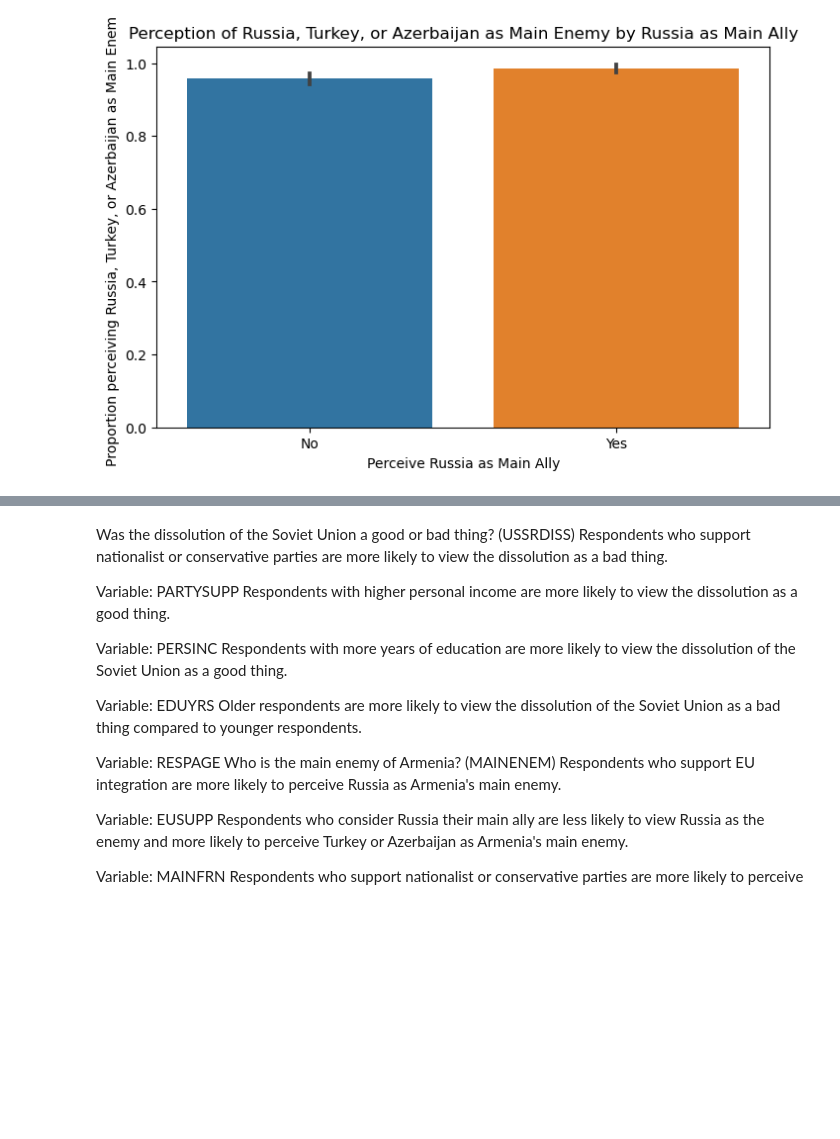
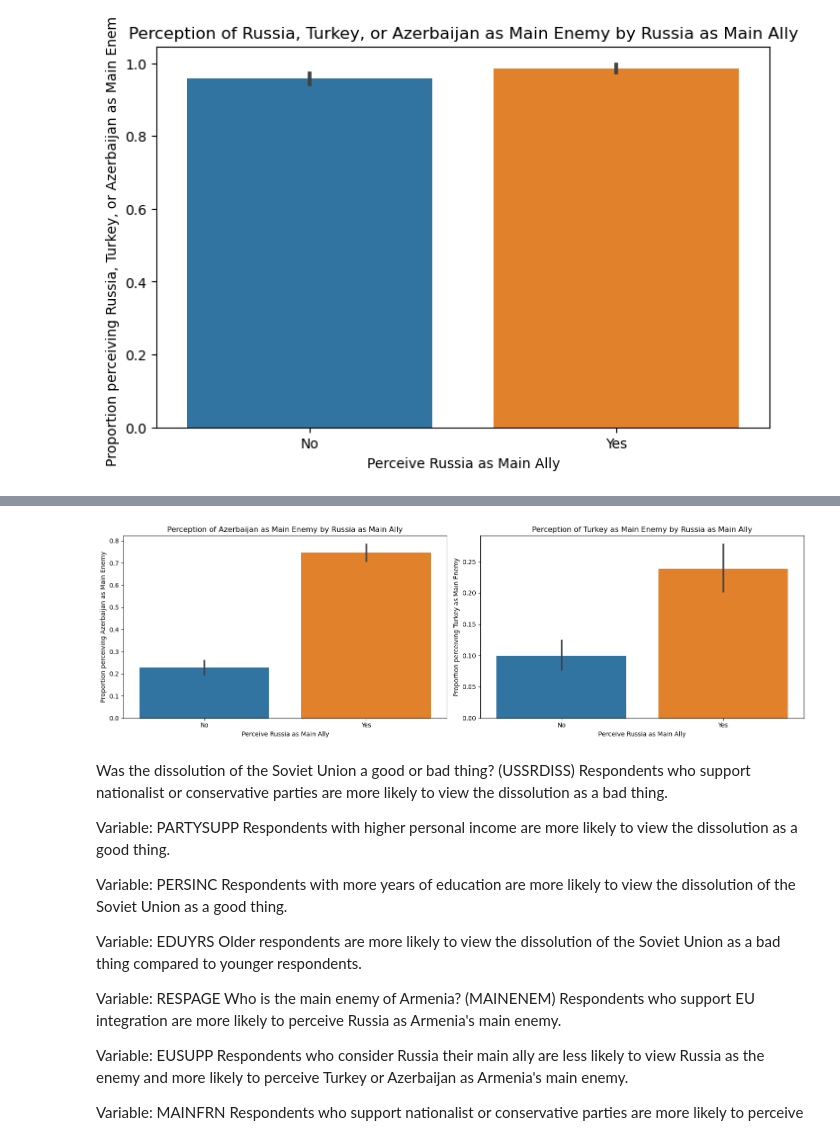
Before and after one commit to endrudaud/PYTHONDATAIES_ArmeniaDataAnalytics, a Jupyter notebook: hyphotesis copy.ipynb, the cells around one changed output, grey strips where cells are left out. Saved outputs shown, nothing was run; the diff lists cells and outputs as text; code cells hidden in the pictures; blank space fills up the shorter version.

Commit message:
split the turkiye and ajerbaizan on section 2

```diff
--- a/hyphotesis copy.ipynb
+++ b/hyphotesis copy.ipynb
@@ -748,3 +748,94 @@ const          3.0988      0.190     16.324      0.000       2.727       3.471
 MAINFRN        1.1353      0.425      2.669      0.008       0.301       1.969
 ==============================================================================
 [figure]
+# %%
+
+import pandas as pd
+import pyreadstat
+import numpy as np
+import seaborn as sns
+import statsmodels.api as sm
+import matplotlib.pyplot as plt
+
+# Load the dataset with metadata
+file_path = "./CAUCASUS BAROMETER/cb2019_CB_2019_Regional_25.06.2020.sav"
+df, meta = pyreadstat.read_sav(file_path, encoding='UTF-8', disable_datetime_conversion=True)
+
+# Mapping MAINENEM values to countries or groups
+mainenem_mapping = {
+    1.0: 'Abkhazia', 2.0: 'Afghanistan', 3.0: 'Arabia', 4.0: 'Argentina', 5.0: 'Armenia',
+    6.0: 'Australia', 7.0: 'Austria', 8.0: 'Azerbaijan', 9.0: 'Baltic countries',
+    10.0: 'Belgium', 11.0: 'Belarus', 12.0: 'Canada', 13.0: 'Cyprus', 14.0: 'Czech republic',
+    15.0: 'Denmark', 16.0: 'Eastern European Countries', 17.0: 'Egypt', 18.0: 'Estonia',
+    19.0: 'EU', 20.0: 'Finland', 21.0: 'France', 22.0: 'Great Britain', 23.0: 'Germany',
+    24.0: 'Greece', 25.0: 'Iceland', 26.0: 'India', 27.0: 'Iran', 28.0: 'Iraq', 29.0: 'Ireland',
+    30.0: 'Israel', 31.0: 'Italy', 32.0: 'Japan', 33.0: 'Kazakhstan', 34.0: 'Korea',
+    35.0: 'Kyrgyzstan', 36.0: 'Latvia', 37.0: 'Lithuania', 38.0: 'Luxembourg', 39.0: 'Many',
+    40.0: 'Mexico', 41.0: 'Moldova', 42.0: 'Muslim countries', 43.0: 'Neighbouring countries',
+    44.0: 'Netherlands', 45.0: 'Norway', 46.0: 'Ossetia', 47.0: 'Palestine', 48.0: 'Poland',
+    49.0: 'Portugal', 50.0: 'Romania', 51.0: 'Russia', 52.0: 'Slovakia', 53.0: 'Spain',
+    54.0: 'Sweden', 55.0: 'Switzerland', 56.0: 'Syria', 57.0: 'Turkey', 58.0: 'UAE',
+    59.0: 'Ukraine', 60.0: 'Uruguay', 61.0: 'USA', 62.0: 'Uzbekistan', 63.0: 'Venezuela',
+    64.0: 'China', 65.0: 'Nagorno-Karabakh', 66.0: 'Sweden', 67.0: 'Georgia', 81.0: 'Everybody',
+    82.0: 'Except Russia', 83.0: 'Foreigners', 84.0: 'Our country itself', 85.0: 'Globalism',
+    86.0: 'Local government'
+}
+
+# Filter out rows where any relevant variable is below 0 (indicating error or non-response)
+relevant_vars = ['MAINENEM', 'MAINFRN', 'PARTYSUPP', 'EDUYRS']
+df_filtered = df[(df[relevant_vars] >= 0).all(axis=1)].copy()
+
+# Map MAINENEM to specific countries or groups
+df_filtered['MAINENEM_mapped'] = df_filtered['MAINENEM'].map(mainenem_mapping)
+
+# Section II Analysis - Separate Analyses for Azerbaijan and Turkey
+
+# Analysis for Azerbaijan
+azerbaijan_bool = df_filtered['MAINENEM_mapped'] == 'Azerbaijan'
+russia_ally_bool = (df_filtered['MAINFRN'] == 51.0).astype(int)
+
+azerbaijan_ally_enemy = pd.crosstab(russia_ally_bool, azerbaijan_bool.astype(int), normalize='index')
+print("\nRussia as Main Ally vs. Perception of Azerbaijan as Main Enemy:")
+print(azerbaijan_ally_enemy)
+
+# Logistic regression for Azerbaijan as Main Enemy
+X_azerbaijan = sm.add_constant(russia_ally_bool)
+model_azerbaijan = sm.Logit(azerbaijan_bool.astype(int), X_azerbaijan).fit()
+print("\nLogistic Regression: Russia as Main Ally vs. Perception of Azerbaijan as Main Enemy")
+print(model_azerbaijan.summary())
+
+# Analysis for Turkey
+turkey_bool = df_filtered['MAINENEM_mapped'] == 'Turkey'
+
+turkey_ally_enemy = pd.crosstab(russia_ally_bool, turkey_bool.astype(int), normalize='index')
+print("\nRussia as Main Ally vs. Perception of Turkey as Main Enemy:")
+print(turkey_ally_enemy)
+
+# Logistic regression for Turkey as Main Enemy
+X_turkey = sm.add_constant(russia_ally_bool)
+model_turkey = sm.Logit(turkey_bool.astype(int), X_turkey).fit()
+print("\nLogistic Regression: Russia as Main Ally vs. Perception of Turkey as Main Enemy")
+print(model_turkey.summary())
+
+# Plotting relationships
+plt.figure(figsize=(16, 5))
+
+# Azerbaijan Plot
+plt.subplot(1, 2, 1)
+sns.barplot(x=russia_ally_bool, y=azerbaijan_bool.astype(int))
+plt.title('Perception of Azerbaijan as Main Enemy by Russia as Main Ally')
+plt.xlabel('Perceive Russia as Main Ally')
+plt.ylabel('Proportion perceiving Azerbaijan as Main Enemy')
+plt.xticks([0, 1], ['No', 'Yes'])
+
+# Turkey Plot
+plt.subplot(1, 2, 2)
+sns.barplot(x=russia_ally_bool, y=turkey_bool.astype(int))
+plt.title('Perception of Turkey as Main Enemy by Russia as Main Ally')
+plt.xlabel('Perceive Russia as Main Ally')
+plt.ylabel('Proportion perceiving Turkey as Main Enemy')
+plt.xticks([0, 1], ['No', 'Yes'])
+
+plt.tight_layout()
+plt.show()
+# %% [output]
@@ -751,3 +859,4 @@ MAINFRN        1.1353      0.425      2.669      0.008       0.301       1.969
+[figure, added]
 # %% [markdown]
 Was the dissolution of the Soviet Union a good or bad thing? (USSRDISS)
 Respondents who support nationalist or conservative parties are more likely to view the dissolution as a bad thing.
```
Also changed, not shown: parts of 1 cell of this notebook.
